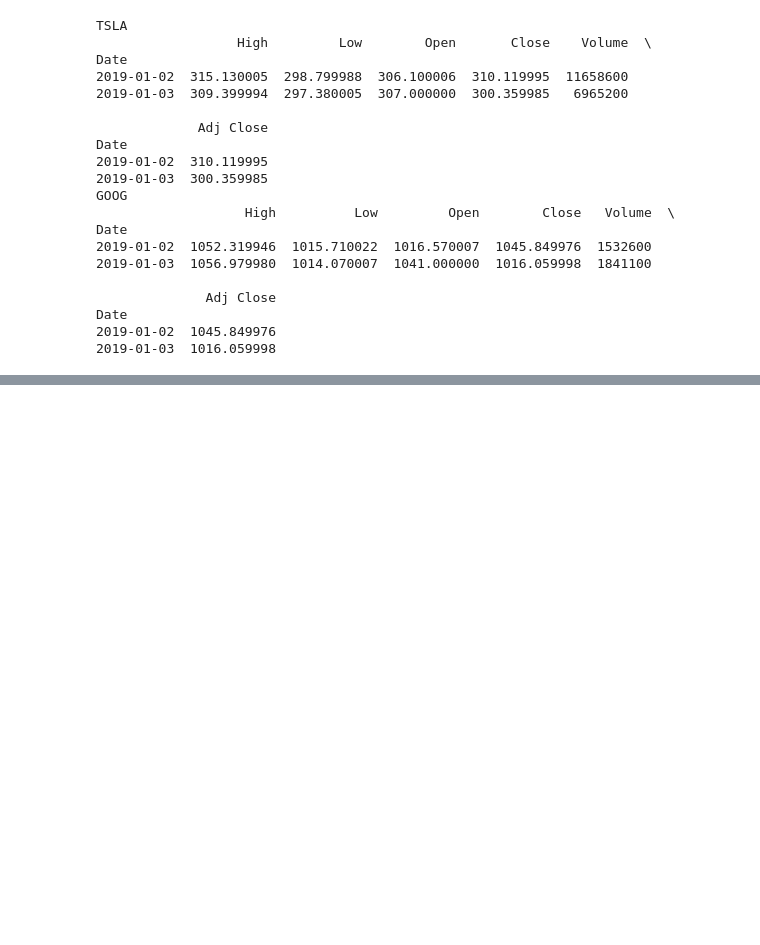
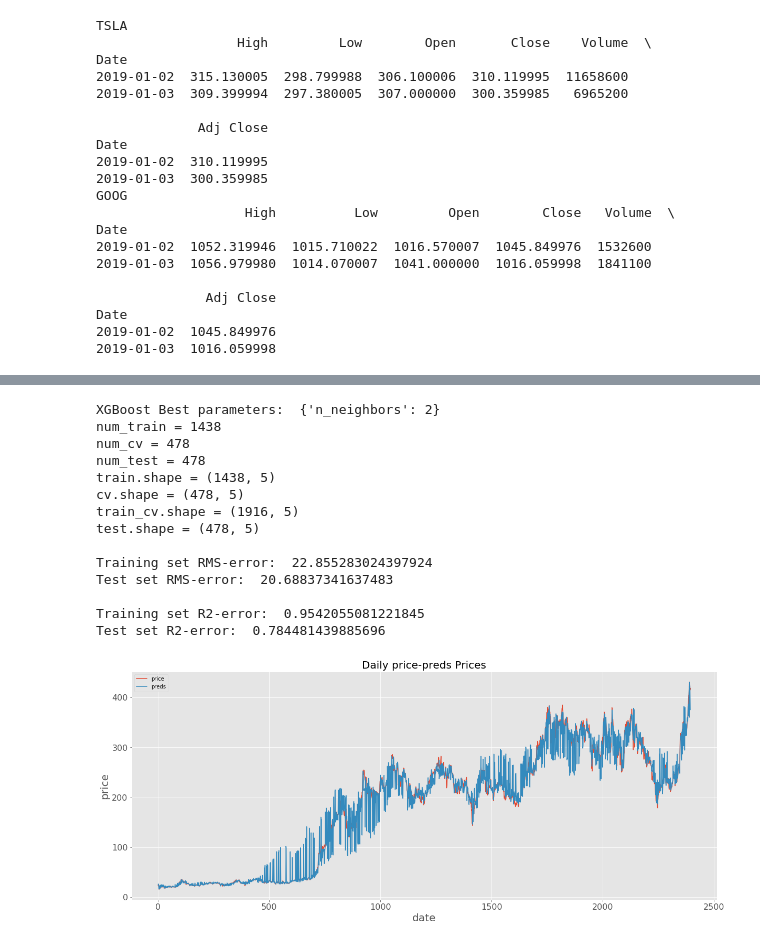
Before and after one commit to emichris/Build-a-Stock-Price-Indicator, a Jupyter notebook: stock_price_prediction.ipynb, the cells around one changed output, grey strips where cells are left out. Drawn from its saved outputs; the diff is of its cells as text; code cells hidden in the pictures; blank space fills up the shorter version.

Commit message:
docs: update with test on GOOG, AMZN, TSLA

```diff
--- a/stock_price_prediction.ipynb
+++ b/stock_price_prediction.ipynb
@@ -355,0 +352,8 @@ Date
+# %%
+start=dt.datetime(2010, 1, 1)
+end=dt.datetime(2020, 1, 1)
+df_goog = get_date_features(get_stock_data('GOOG', start, end))
+df_tsla = get_date_features(get_stock_data('TSLA', start, end))
+df_amzn = get_date_features(get_stock_data('AMZN', start, end))
+print(df_goog.shape, df_tsla.shape, df_amzn.shape)
+print(df_amzn.head(2))
@@ -355,0 +383,18 @@ Date
+# %%
+evaluate_knn(df_tsla)
+# %% [output]
+XGBoost Best parameters:  {'n_neighbors': 2}
+num_train = 1438
+num_cv = 478
+num_test = 478
+train.shape = (1438, 5)
+cv.shape = (478, 5)
+train_cv.shape = (1916, 5)
+test.shape = (478, 5)
+
+Training set RMS-error:  22.855283024397924
+Test set RMS-error:  20.68837341637483
+
+Training set R2-error:  0.9542055081221845
+Test set R2-error:  0.784481439885696
+[figure, added]
```
Also changed, not shown: parts of 6 cells of this notebook.
